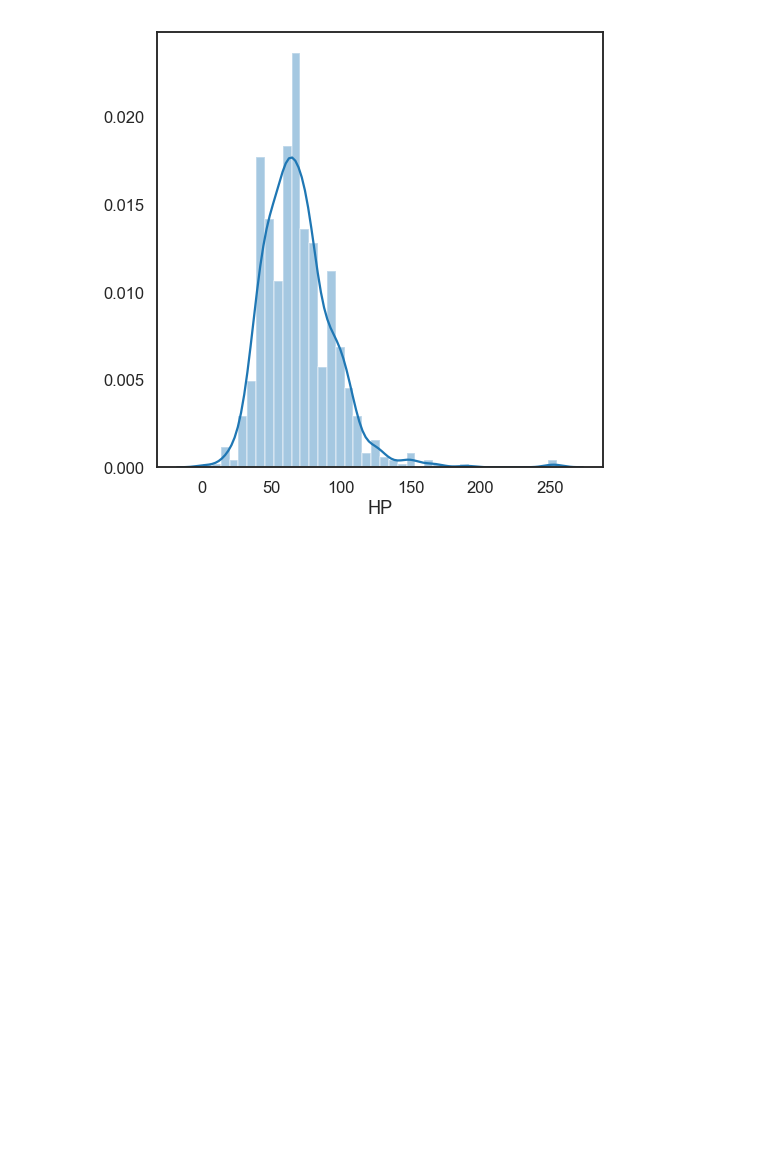
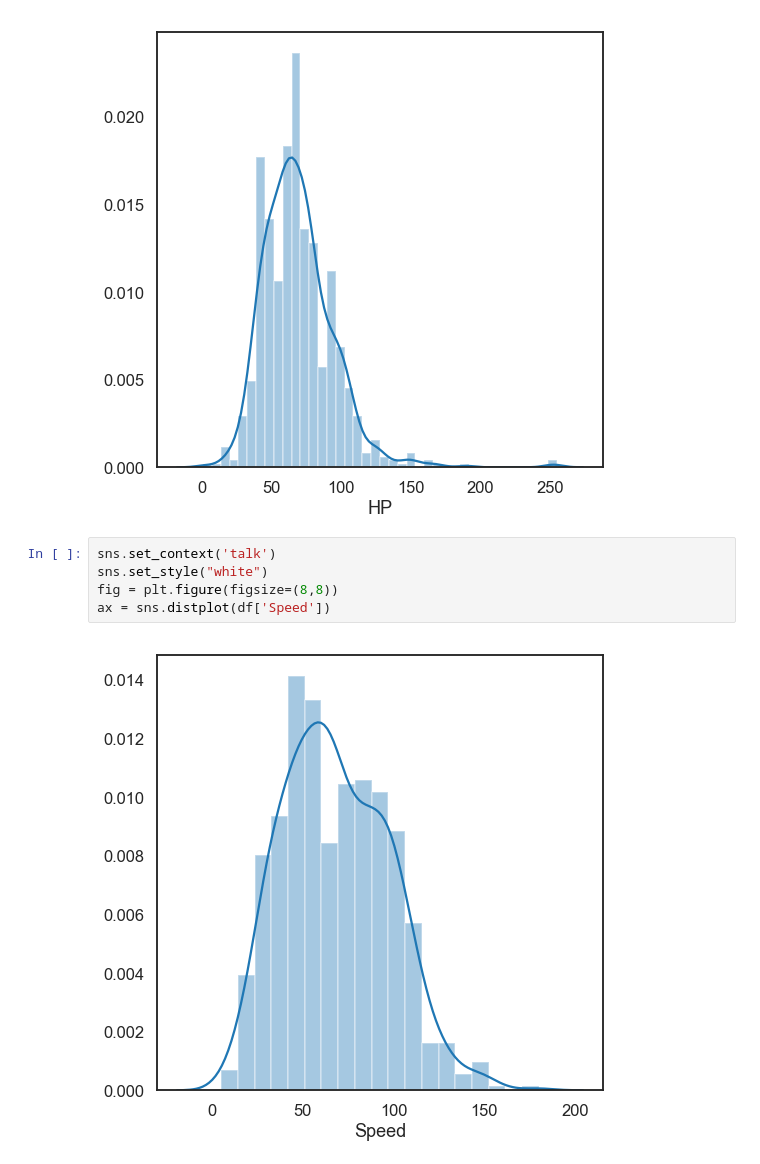
Before and after one commit to DanielPDWalker/Pokemon-Seaborn-Exploration, a Jupyter notebook: Pokemon - Seaborn Visulisation.ipynb, the cells around one changed output. Saved outputs shown, nothing was run; the diff lists cells and outputs as text; blank space fills up the shorter version.

Commit message:
Added 2 new graphs

```diff
--- a/Pokemon - Seaborn Visulisation.ipynb
+++ b/Pokemon - Seaborn Visulisation.ipynb
@@ -98,3 +96,10 @@ fig = plt.figure(figsize=(8,8))
 ax = sns.distplot(df['HP'])
 # %% [output]
 [figure]
+# %%
+sns.set_context('talk')
+sns.set_style("white")
+fig = plt.figure(figsize=(8,8))
+ax = sns.distplot(df['Speed'])
+# %% [output]
+[figure, added]
```
Also changed, not shown: parts of 7 cells of this notebook.
